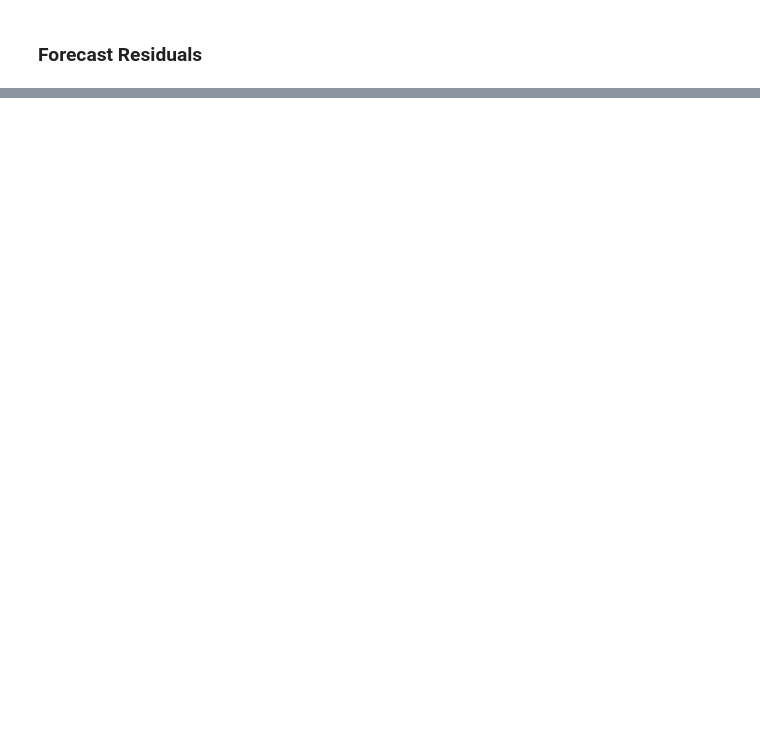
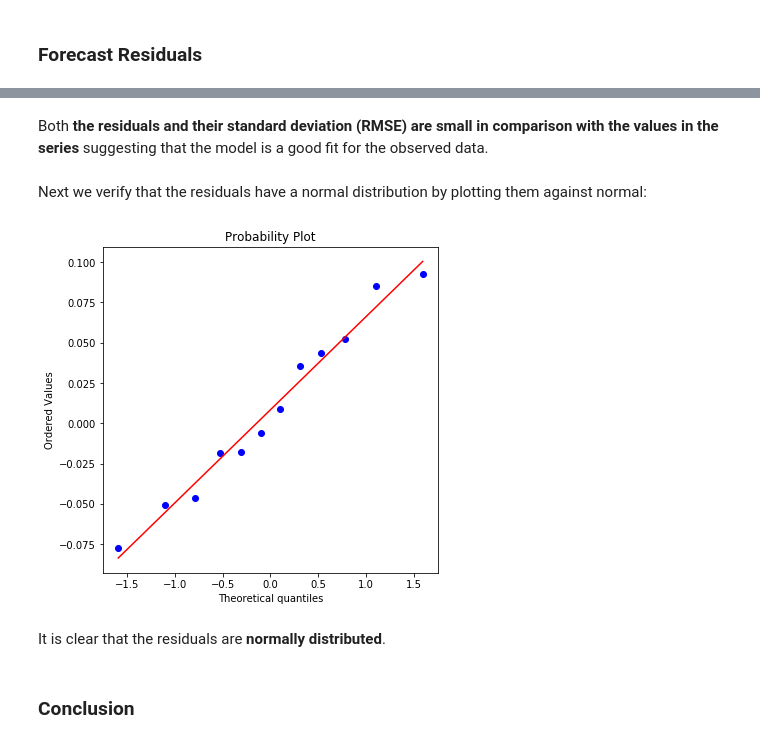
Before and after one commit to pelorenz/data-science-410, a Jupyter notebook: PeterLorenz-L08-Timeseries.ipynb, the cells around one changed output, grey strips where cells are left out. Cells and saved outputs as stored; diff of their text form; code cells hidden in the pictures; blank space fills up the shorter version.

```diff
--- a/PeterLorenz-L08-Timeseries.ipynb
+++ b/PeterLorenz-L08-Timeseries.ipynb
@@ -285,0 +280,4 @@ It turns out the predicted values are quite close to the actual values. Only in
+# %%
+residuals = milk['1-2013':] - prediction
+print(residuals)
+print('\nThe STD of the residuals = {}'.format(np.round(np.std(residuals), 3)))
@@ -285,0 +300,13 @@ It turns out the predicted values are quite close to the actual values. Only in
+# %% [markdown]
+Both **the residuals and their standard deviation (RMSE) are small in comparison with the values in the series** suggesting that the model is a good fit for the observed data.
+# %% [markdown]
+Next we verify that the residuals have a normal distribution by plotting them against normal:
+# %%
+fig, ax = plt.subplots(nrows=1, ncols=1, figsize=(6, 6))
+_=ss.probplot(residuals, plot = ax)
+# %% [output]
+[figure, added]
+# %% [markdown]
+It is clear that the residuals are **normally distributed**.
+# %% [markdown]
+### Conclusion
```
Also changed, not shown: parts of 10 cells of this notebook.
